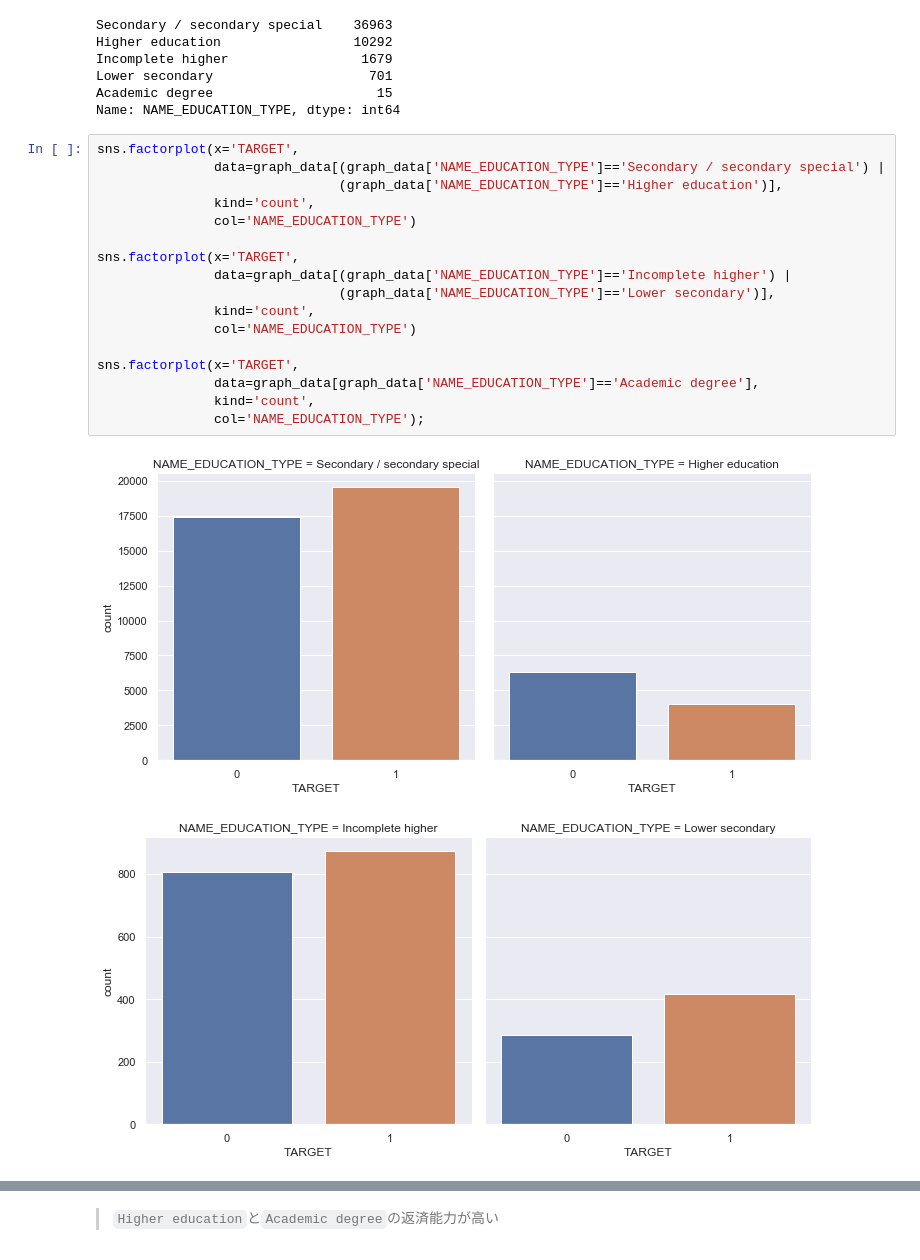
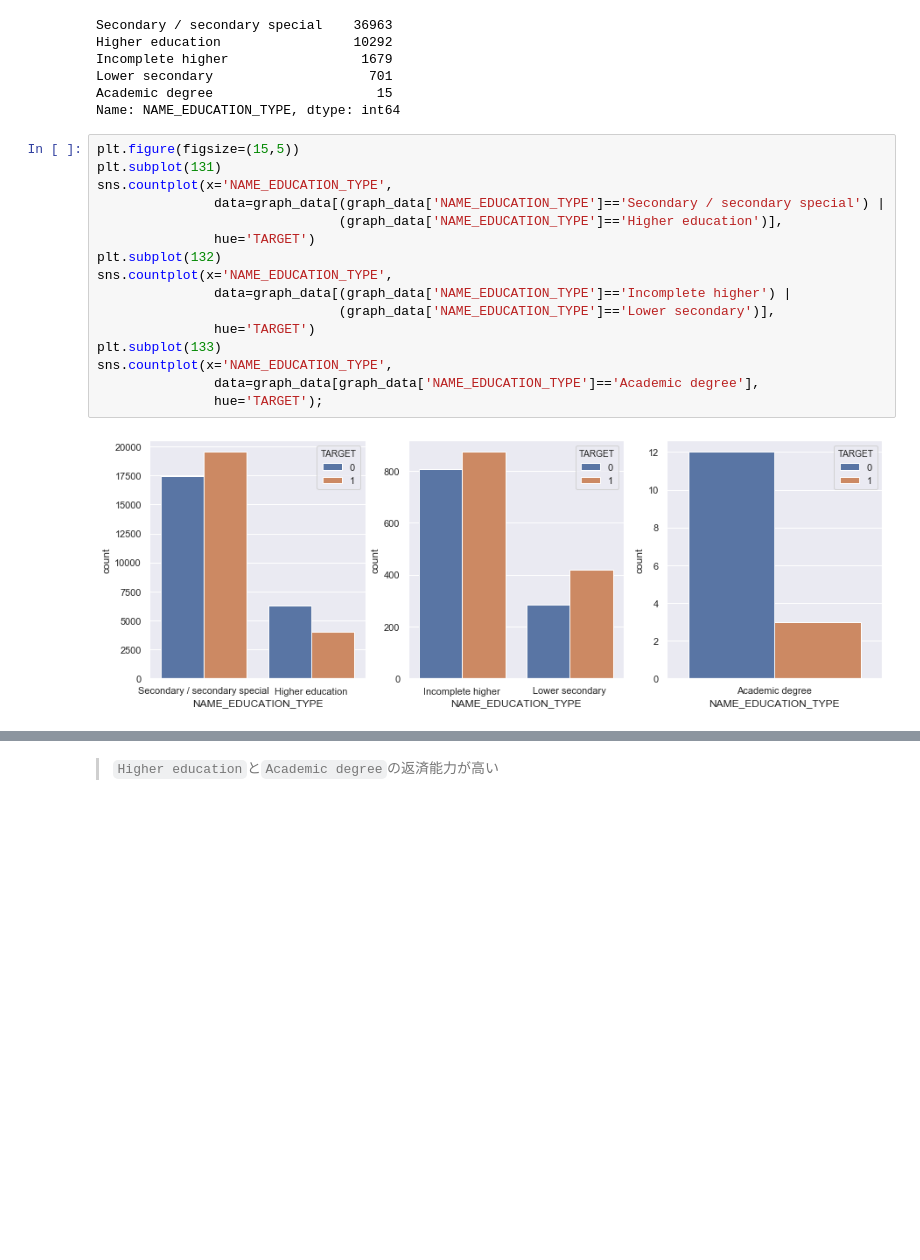
Before and after one commit to tkyiw/diveintocode-ml, a Jupyter notebook: Week3/Week3授業課題信用情報の分析.ipynb, the cells around one changed output, grey strips where cells are left out. Drawn from its saved outputs; the diff is of its cells as text; blank space fills up the shorter version.

```diff
--- a/Week3/Week3授業課題信用情報の分析.ipynb
+++ b/Week3/Week3授業課題信用情報の分析.ipynb
@@ -483,22 +482,20 @@ Lower secondary                    701
 Academic degree                     15
 Name: NAME_EDUCATION_TYPE, dtype: int64
 # %%
-sns.factorplot(x='TARGET',
+plt.figure(figsize=(15,5))
+plt.subplot(131)
+sns.countplot(x='NAME_EDUCATION_TYPE',
                data=graph_data[(graph_data['NAME_EDUCATION_TYPE']=='Secondary / secondary special') |
                                (graph_data['NAME_EDUCATION_TYPE']=='Higher education')],
-               kind='count',
-               col='NAME_EDUCATION_TYPE')
-
-sns.factorplot(x='TARGET',
+               hue='TARGET')
+plt.subplot(132)
+sns.countplot(x='NAME_EDUCATION_TYPE',
                data=graph_data[(graph_data['NAME_EDUCATION_TYPE']=='Incomplete higher') |
                                (graph_data['NAME_EDUCATION_TYPE']=='Lower secondary')],
-               kind='count',
-               col='NAME_EDUCATION_TYPE')
-
-sns.factorplot(x='TARGET',
+               hue='TARGET')
+plt.subplot(133)
+sns.countplot(x='NAME_EDUCATION_TYPE',
                data=graph_data[graph_data['NAME_EDUCATION_TYPE']=='Academic degree'],
-               kind='count',
-               col='NAME_EDUCATION_TYPE');
+               hue='TARGET');
 # %% [output]
-[figure, old version]
+[figure, new version]
-[figure, removed]
```
Also changed, not shown: parts of 14 cells of this notebook.
